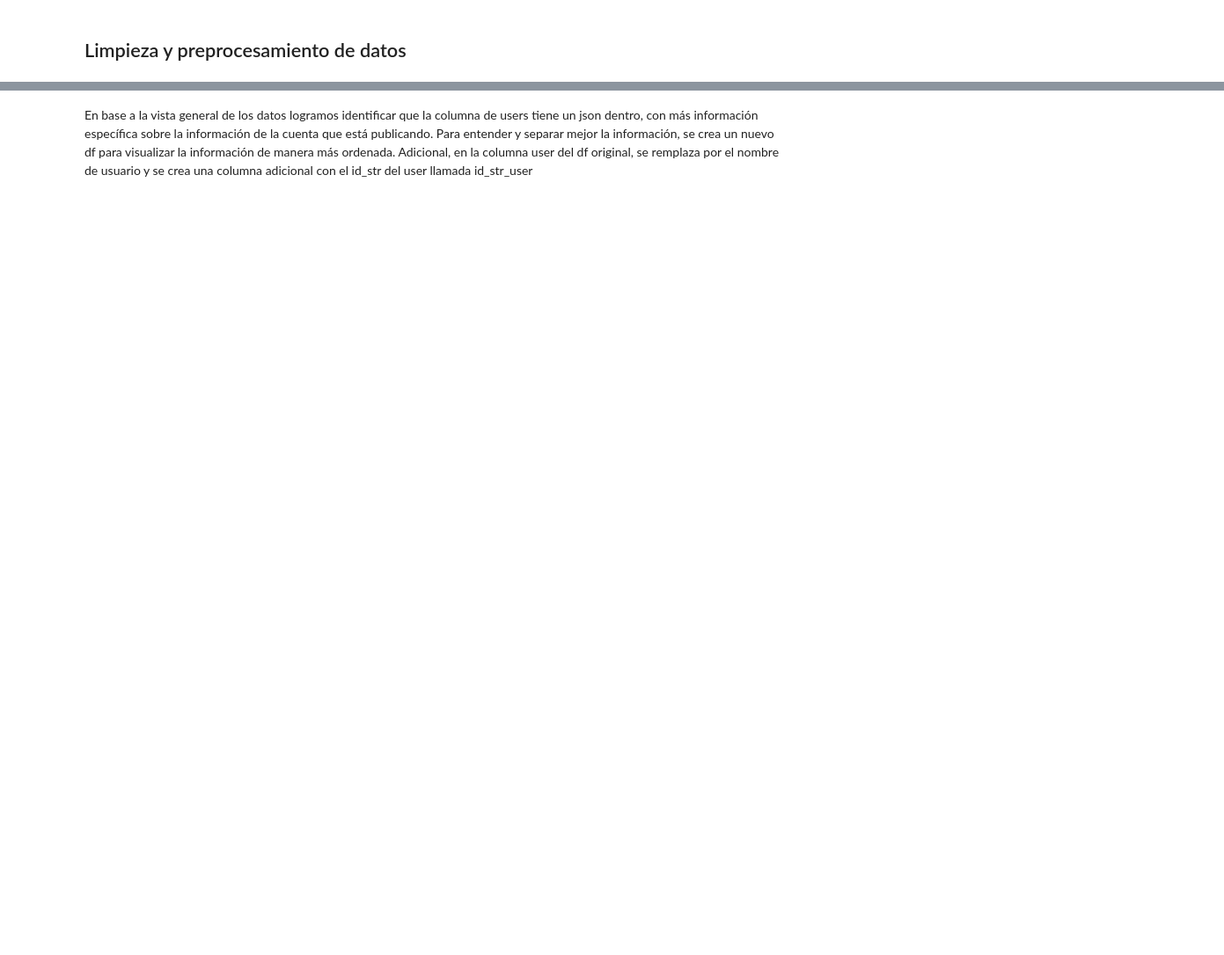
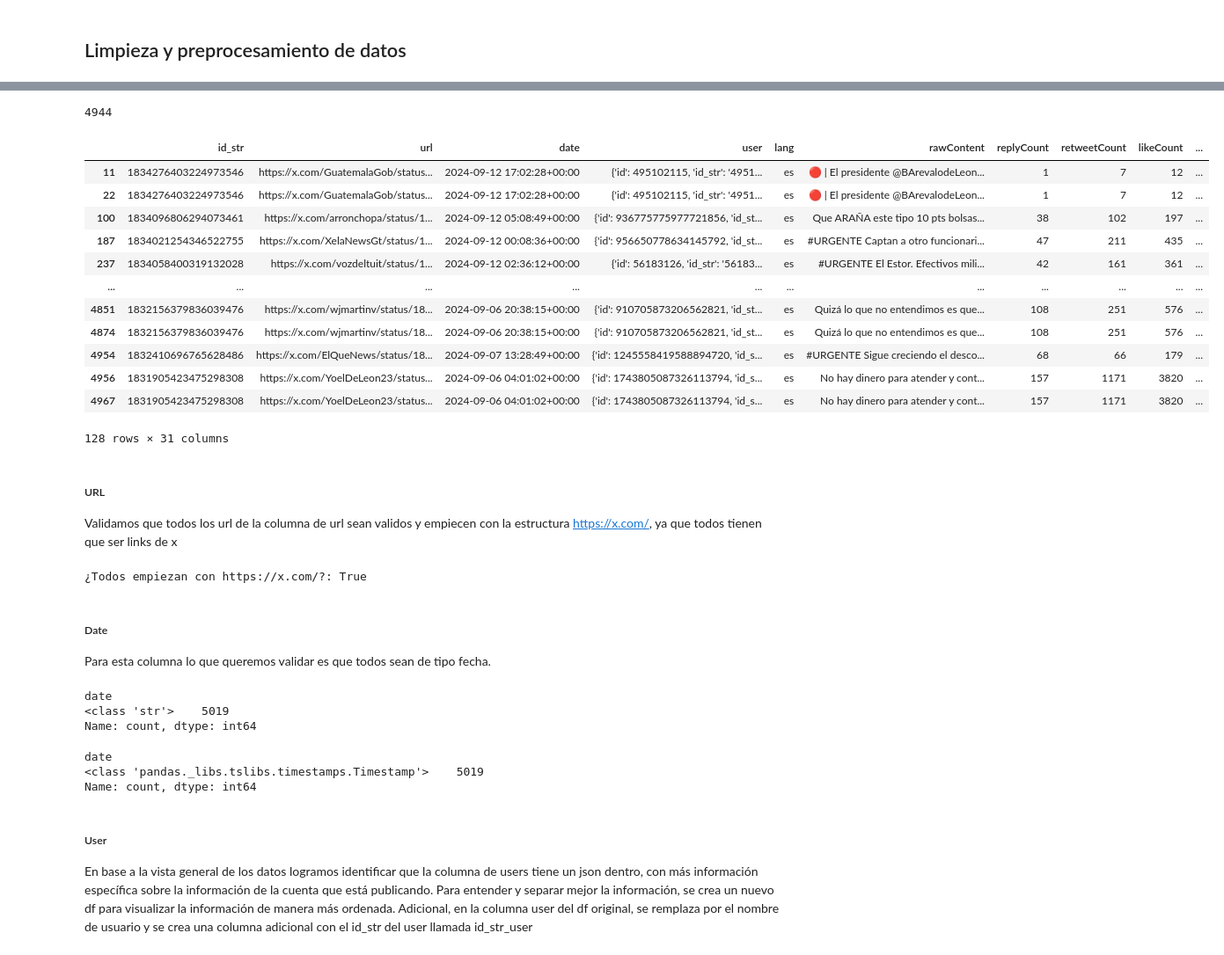
Before and after one commit to faguilarleal/lab6_ds, a Jupyter notebook: main.ipynb, the cells around one changed output, grey strips where cells are left out. Shown: that part at 88% size. Saved outputs shown, nothing was run; the diff lists cells and outputs as text; code cells hidden in the pictures; blank space fills up the shorter version.

```diff
--- a/main.ipynb
+++ b/main.ipynb
@@ -121,3 +121,10 @@ duplicados = df.drop(columns=columnas_no_hashable).duplicated()
 print(f"Cantidad de filas duplicadas (ignorando columnas no hashables): {duplicados.sum()}")
 # %% [output]
 Cantidad de filas duplicadas (ignorando columnas no hashables): 60
+# %%
+df["id_str_from_int"] = df["id"].astype(str)
+df["id_match"] = df["id_str_from_int"] == df["id_str"]
+
+# Ver cuántos no coinciden
+no_coinciden = df[~df["id_match"]]
+print(f"Total de filas que NO coinciden: {len(no_coinciden)}")
@@ -126,4 +138,67 @@ Cantidad de filas duplicadas (ignorando columnas no hashables): 60
+# %%
+df = df.drop(columns = ["id_str_from_int", "id_match", "id"])
+# %%
+print(df["id_str"].nunique())
+# %% [output]
+4944
+# %%
+df[df["id_str"].duplicated(keep=False)]
+# %% [output]
+|  | id_str | url | date | user | lang | rawContent | replyCount | retweetCount | likeCount | ... |
+| 11 | 1834276403224973546 | https://x.com/GuatemalaGob/status... | 2024-09-12 17:02:28+00:00 | {'id': 495102115, 'id_str': '4951... | es | 🔴 | El presidente @BArevalodeLeon... | 1 | 7 | 12 | ... |
+| 22 | 1834276403224973546 | https://x.com/GuatemalaGob/status... | 2024-09-12 17:02:28+00:00 | {'id': 495102115, 'id_str': '4951... | es | 🔴 | El presidente @BArevalodeLeon... | 1 | 7 | 12 | ... |
+| 100 | 1834096806294073461 | https://x.com/arronchopa/status/1... | 2024-09-12 05:08:49+00:00 | {'id': 936775775977721856, 'id_st... | es | Que ARAÑA este tipo 10 pts bolsas... | 38 | 102 | 197 | ... |
+| 187 | 1834021254346522755 | https://x.com/XelaNewsGt/status/1... | 2024-09-12 00:08:36+00:00 | {'id': 956650778634145792, 'id_st... | es | #URGENTE Captan a otro funcionari... | 47 | 211 | 435 | ... |
+| 237 | 1834058400319132028 | https://x.com/vozdeltuit/status/1... | 2024-09-12 02:36:12+00:00 | {'id': 56183126, 'id_str': '56183... | es | #URGENTE El Estor. Efectivos mili... | 42 | 161 | 361 | ... |
+| ... | ... | ... | ... | ... | ... | ... | ... | ... | ... | ... |
+| 4851 | 1832156379836039476 | https://x.com/wjmartinv/status/18... | 2024-09-06 20:38:15+00:00 | {'id': 910705873206562821, 'id_st... | es | Quizá lo que no entendimos es que... | 108 | 251 | 576 | ... |
+| 4874 | 1832156379836039476 | https://x.com/wjmartinv/status/18... | 2024-09-06 20:38:15+00:00 | {'id': 910705873206562821, 'id_st... | es | Quizá lo que no entendimos es que... | 108 | 251 | 576 | ... |
+| 4954 | 1832410696765628486 | https://x.com/ElQueNews/status/18... | 2024-09-07 13:28:49+00:00 | {'id': 1245558419588894720, 'id_s... | es | #URGENTE Sigue creciendo el desco... | 68 | 66 | 179 | ... |
+| 4956 | 1831905423475298308 | https://x.com/YoelDeLeon23/status... | 2024-09-06 04:01:02+00:00 | {'id': 1743805087326113794, 'id_s... | es | No hay dinero para atender y cont... | 157 | 1171 | 3820 | ... |
+| 4967 | 1831905423475298308 | https://x.com/YoelDeLeon23/status... | 2024-09-06 04:01:02+00:00 | {'id': 1743805087326113794, 'id_s... | es | No hay dinero para atender y cont... | 157 | 1171 | 3820 | ... |
+128 rows × 31 columns
+# %% [markdown]
+##### URL
+Validamos que todos los url de la columna de url sean validos y empiecen con la estructura https://x.com/, ya que todos tienen que ser links de x
+# %%
+
+df["is_valid_x"] = df["url"].astype(str).str.startswith("https://x.com/")
+
+# Verificar si todos cumplen
+all_valid = df["is_valid_x"].all()
+print("¿Todos empiezan con https://x.com/?:", all_valid)
+# eliminamos esta columna que ayudo a la validacion
+df = df.drop(columns = ["is_valid_x"])
+# %% [output]
+¿Todos empiezan con https://x.com/?: True
+# %% [markdown]
+##### Date
+Para esta columna lo que queremos validar es que todos sean de tipo fecha.
+# %%
+print(df["date"].apply(type).value_counts())
+# %% [output]
+date
+<class 'str'>    5019
+Name: count, dtype: int64
+# %%
+
+def safe_to_datetime(x):
+    try:
+        return pd.to_datetime(x, dayfirst=True)
+    except Exception:
+        return x  # deja el valor original si falla
+
+# Aplica la conversión segura
+df["date"] = df["date"].apply(safe_to_datetime)
+
+# Mostrar tipos de datos que quedaron
+print(df["date"].apply(type).value_counts())
+# %% [output]
+date
+<class 'pandas._libs.tslibs.timestamps.Timestamp'>    5019
+Name: count, dtype: int64
 # %% [markdown]
+##### User
 En base a la vista general de los datos logramos identificar que la columna de users tiene un json dentro, con más información específica sobre la información de la cuenta que está publicando. Para entender y separar mejor la información, se crea un nuevo df para visualizar la información de manera más ordenada. Adicional, en la columna user del df original, se remplaza por el nombre de usuario y se crea una columna adicional con el id_str del user llamada id_str_user
 # %%
 df_user = pd.json_normalize(df["user"])
```
Also changed, not shown: parts of 17 cells of this notebook.
